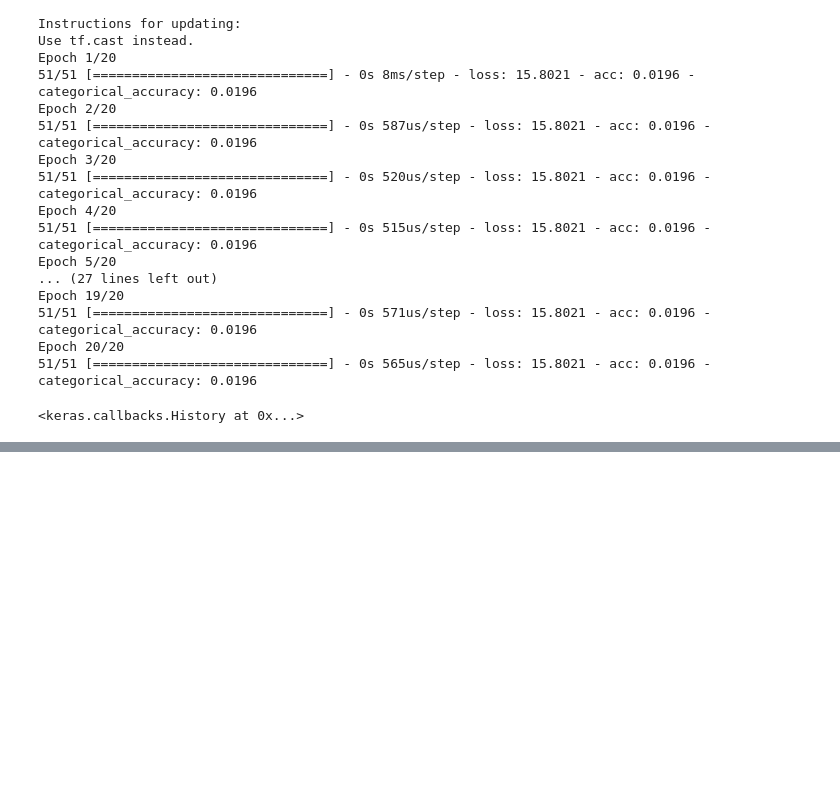
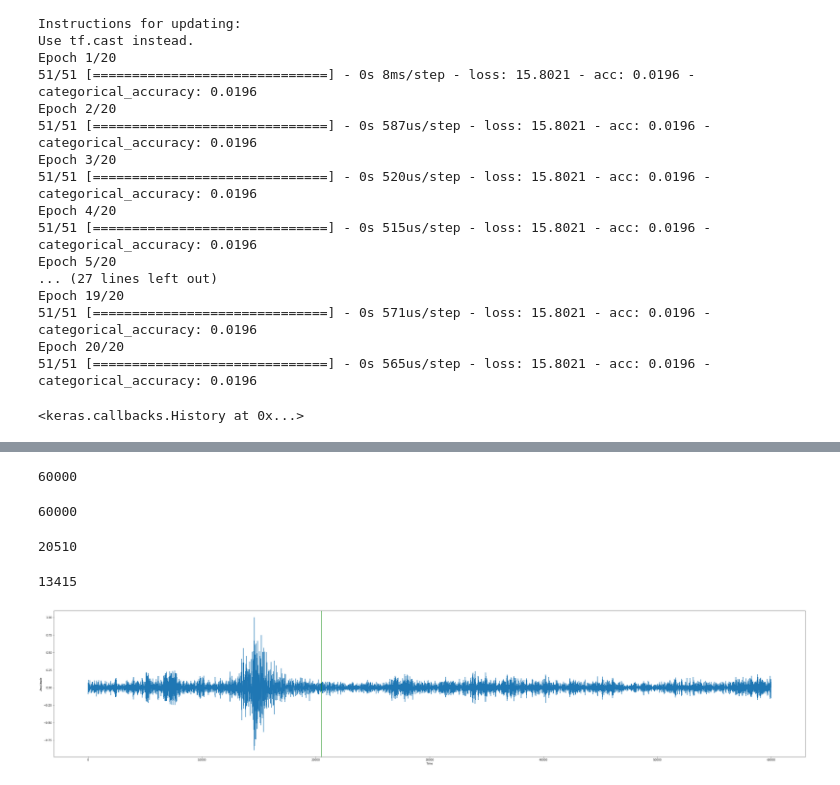
Before and after one commit to IreneGamboa/tesis-cnn, a Jupyter notebook: cnn_test.ipynb, the cells around one changed output, grey strips where cells are left out. Saved outputs shown, nothing was run; the diff lists cells and outputs as text; code cells hidden in the pictures; blank space fills up the shorter version.

```diff
--- a/cnn_test.ipynb
+++ b/cnn_test.ipynb
@@ -97,0 +309,8 @@ Epoch 20/20
+# %%
+output = [x[1] for x in cnn.predict(input_dataset)]
+# %%
+def running_mean(x, N):
+    cumsum = np.cumsum(np.insert(x, 0, 0))
+    return (cumsum[N:] - cumsum[:-N]) / float(N)
+# %%
+output_running_mean = running_mean(output, size)
@@ -97,0 +321,30 @@ Epoch 20/20
+# %%
+len(input_dataset)
+# %% [output]
+60000
+# %%
+len(data)
+# %% [output]
+60000
+# %%
+guess = np.argmax(output_running_mean)
+# %%
+guess
+# %% [output]
+20510
+# %%
+picker_p
+# %% [output]
+13415
+# %%
+plt.figure(figsize=(50,10))
+plt.plot(data)
+#plt.axvline(x=picker_p , color='red')
+plt.axvline(x=guess , color='green')
+plt.xlabel('Time')
+plt.ylabel('Amplitude')
+
+#plt.show()
+plt.savefig('Test.png')
+# %% [output]
+[figure, added]
```
Also changed, not shown: parts of 15 cells of this notebook, 11 other files.
